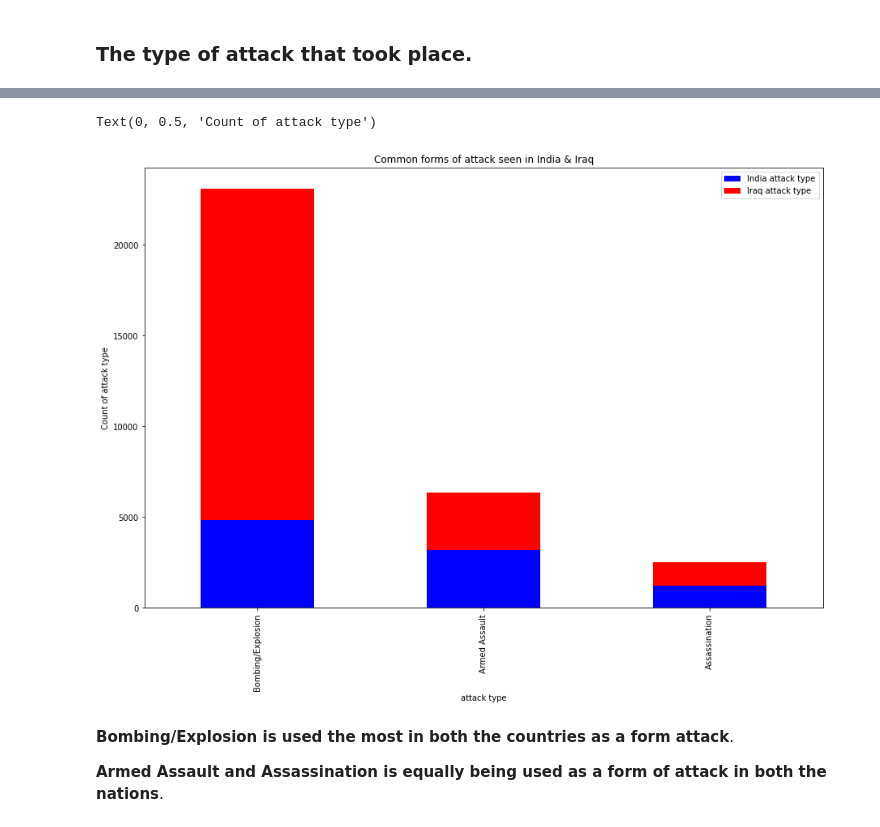
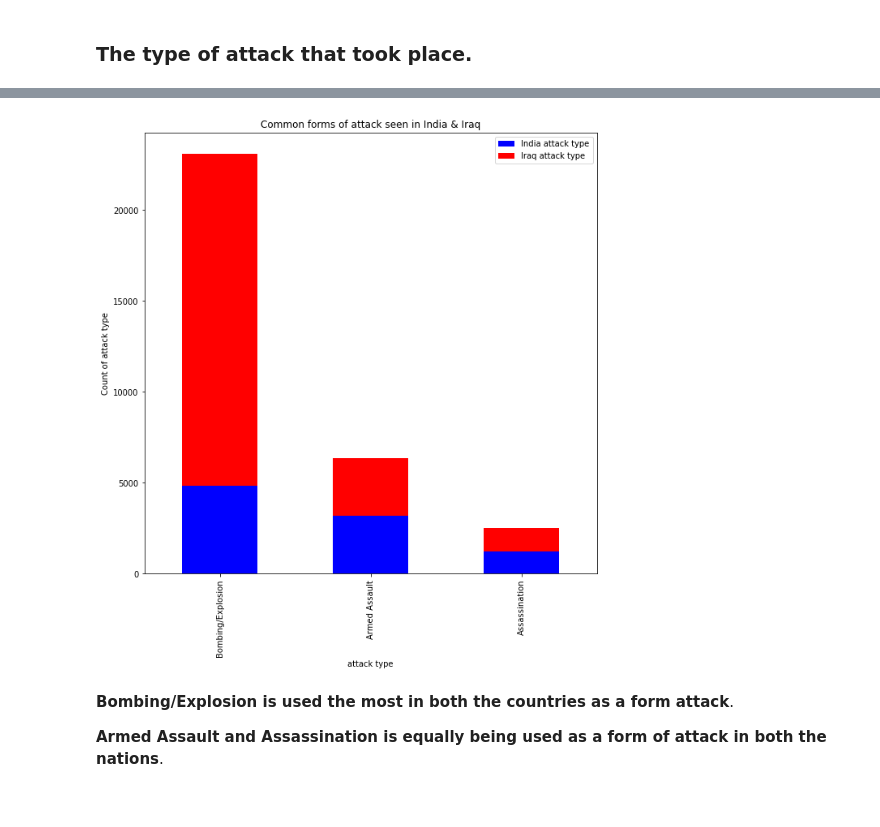
Before and after one commit to Shourya306/Global-Terrorism-EDA, a Jupyter notebook: Copy_of_Global_Terrorism_Analysis_Capstone_Project.ipynb, the cells around one changed output, grey strips where cells are left out. Saved outputs shown, nothing was run; the diff lists cells and outputs as text; code cells hidden in the pictures.

```diff
--- a/Copy_of_Global_Terrorism_Analysis_Capstone_Project.ipynb
+++ b/Copy_of_Global_Terrorism_Analysis_Capstone_Project.ipynb
@@ -24,6 +22,6 @@ Drive already mounted at /content/drive; to attempt to forcibly remount, call dr
 # %%
 # Reading in the dataset.
-file_path = '/content/drive/MyDrive/Colab Notebooks/Module 1/M1 - Capstone project/Copy of Global Terrorism Data.csv'
+file_path = '/content/drive/MyDrive/Colab Notebooks/Module 1/M1 - Capstone Project/Copy of Global Terrorism Data.csv'
 # Encoded with "latin-1" because the default encoding wasn't able to encode the large file.
 full_df = pd.read_csv(file_path, encoding = 'latin-1', low_memory = False)
 # %% [markdown]
@@ -461,7 +459,7 @@ attacks_year_wise.plot(kind = 'bar',color = 'Indigo')
 plt.title('year wise attacks')
 plt.xlabel('year')
 plt.ylabel('count')
-plt.rcParams['figure.figsize'] = (10, 20)
+plt.rcParams['figure.figsize'] = (25,10)
 # %% [output]
 [figure]
 # %% [markdown]
@@ -478,5 +476,5 @@ labels = ['NA','Jan','Feb','Mar','Apr','May','June','July','Aug','Sept','Oct','N
 plt.xticks(x, labels)                 # Using the ticks function to rename x-axis values as months from numbers
 plt.ylabel('count of attacks')
 plt.title('Month wise attacks')
-plt.rcParams['figure.figsize'] = (10, 20)
+plt.rcParams['figure.figsize'] = (10, 5)
 # %% [output]
@@ -578,5 +576,5 @@ plt.legend(['India','Iraq'])
 plt.title('top 5 most dangerous cities of both the countries')
 plt.xlabel('cities of countries')
 plt.ylabel('total number of attacks')
-plt.rcParams['figure.figsize'] = (15, 10)
+plt.rcParams['figure.figsize'] = (10,10)
 # %% [output]
@@ -610,13 +608,13 @@ india_iraq_attack_type = pd.concat([india_attack_type,iraq_attack_type], axis =
 # %%
 # Stacked Bar Plot.
 india_iraq_attack_type.plot(kind = 'bar', stacked = True, color = ['Blue','Red'])
 plt.legend(['India attack type','Iraq attack type'])
 plt.title('Common forms of attack seen in India & Iraq')
 plt.xlabel('attack type')
 plt.ylabel('Count of attack type')
+plt.rcParams['figure.figsize'] = (10,15)
 # %% [output]
-Text(0, 0.5, 'Count of attack type')
-[figure, old version]
+[figure, new version]
 # %% [markdown]
 **Bombing/Explosion is used the most in both the countries as a form attack**.
 
```
Also changed, not shown: parts of 7 cells of this notebook.
